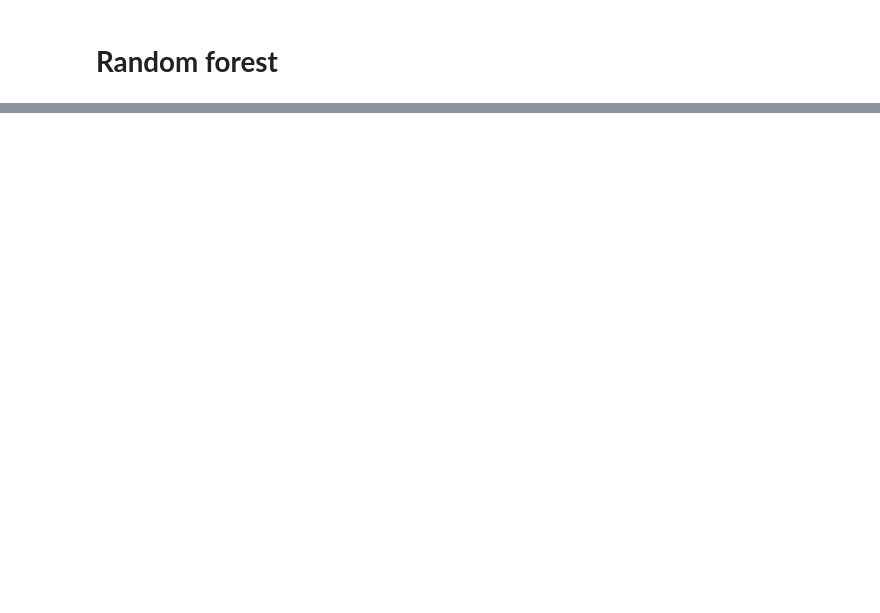
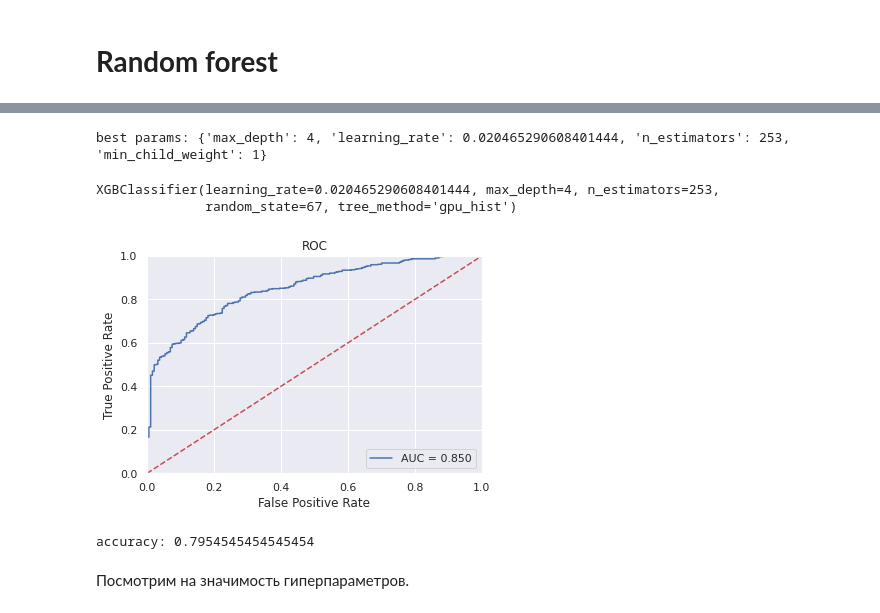
Before and after one commit to Doppler-67/telecom-users-churn-forecasting, a Jupyter notebook: telecom.ipynb, the cells around one changed output, grey strips where cells are left out. Drawn from its saved outputs; the diff is of its cells as text; code cells hidden in the pictures; blank space fills up the shorter version.

```diff
--- a/telecom.ipynb
+++ b/telecom.ipynb
@@ -834,0 +986,2 @@ plot_auc_roc(model, x_valid_ohe, y_valid)
+# %%
+model.fit(x_train, y_train)
@@ -834,0 +1010,26 @@ plot_auc_roc(model, x_valid_ohe, y_valid)
+# %%
+sampler = optuna.samplers.TPESampler(seed=67)
+study = optuna.create_study(direction='maximize', sampler=sampler)
+optuna.logging.set_verbosity(optuna.logging.WARNING)
+study.optimize(objective, n_trials=100)
+# %%
+print('best params:', study.best_params)
+# %% [output]
+best params: {'max_depth': 4, 'learning_rate': 0.020465290608401444, 'n_estimators': 253, 'min_child_weight': 1}
+# %%
+xgb_model = XGBClassifier(**study.best_params, random_state=67, tree_method=xgb_device)
+# %%
+xgb_model.fit(x_train, y_train)
+# %% [output]
+XGBClassifier(learning_rate=0.020465290608401444, max_depth=4, n_estimators=253,
+              random_state=67, tree_method='gpu_hist')
+# %%
+plot_auc_roc(xgb_model, x_valid, y_valid)
+# %% [output]
+[figure, added]
+# %%
+print('accuracy:', accuracy_score(y_valid, xgb_model.predict(x_valid)))
+# %% [output]
+accuracy: 0.7954545454545454
+# %% [markdown]
+Посмотрим на значимость гиперпараметров.
```
Also changed, not shown: parts of 89 cells of this notebook.
